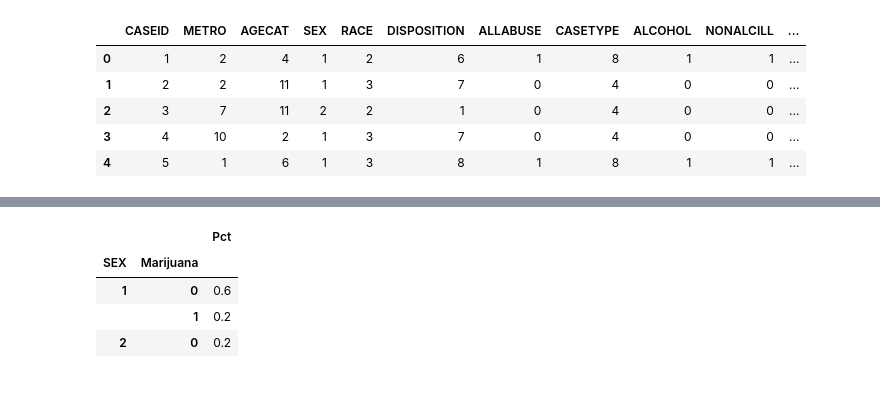
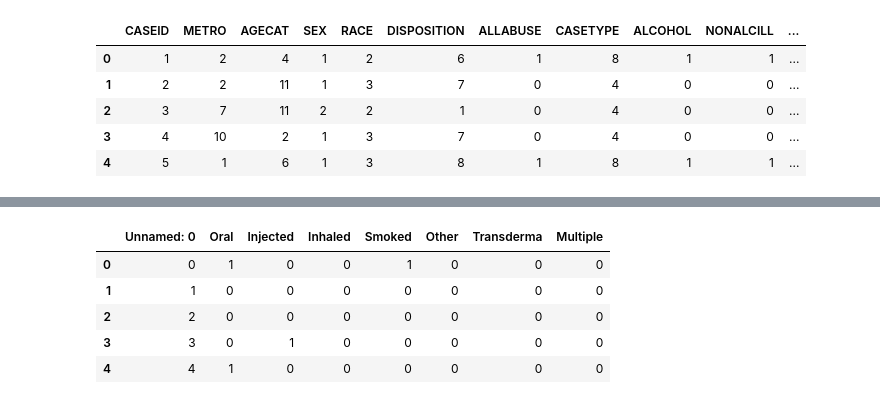
Before and after one commit to kotharisanjana/SafeDose, a Jupyter notebook: EDA/drop_sdleds.ipynb, the cells around one changed output, grey strips where cells are left out. Drawn from its saved outputs; the diff is of its cells as text; code cells hidden in the pictures.

Commit message:
drug route chart

```diff
--- a/EDA/drop_sdleds.ipynb
+++ b/EDA/drop_sdleds.ipynb
@@ -233,11 +248,0 @@ df_new = pd.concat([demographic_df['SEX'], series_1255], axis=1).head()
-# %%
-ncases = df_new.shape[0]
-df_new.groupby(['SEX', 'Marijuana']).agg(
-    Pct=pd.NamedAgg(column='Marijuana', aggfunc=lambda x: x.count()/ncases)
-).head()
-# %% [output]
-|  |  | Pct |
-| SEX | Marijuana |  |
-| 1 | 0 | 0.6 |
-|  | 1 | 0.2 |
-| 2 | 0 | 0.2 |
@@ -243,0 +251,9 @@ df_new.groupby(['SEX', 'Marijuana']).agg(
+# %%
+pd.read_csv('../Data/routes_data.csv').head()
+# %% [output]
+|  | Unnamed: 0 | Oral | Injected | Inhaled | Smoked | Other | Transderma | Multiple |
+| 0 | 0 | 1 | 0 | 0 | 1 | 0 | 0 | 0 |
+| 1 | 1 | 0 | 0 | 0 | 0 | 0 | 0 | 0 |
+| 2 | 2 | 0 | 0 | 0 | 0 | 0 | 0 | 0 |
+| 3 | 3 | 0 | 1 | 0 | 0 | 0 | 0 | 0 |
+| 4 | 4 | 1 | 0 | 0 | 0 | 0 | 0 | 0 |
```
Also changed, not shown: parts of 12 cells of this notebook, 7 other files.
